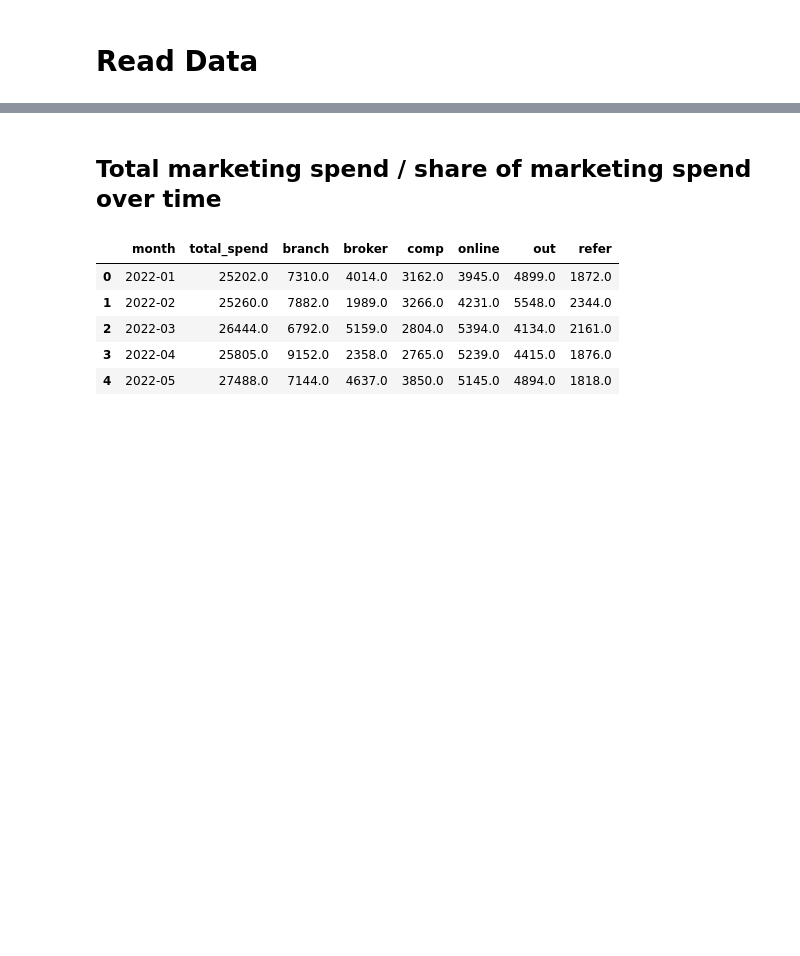
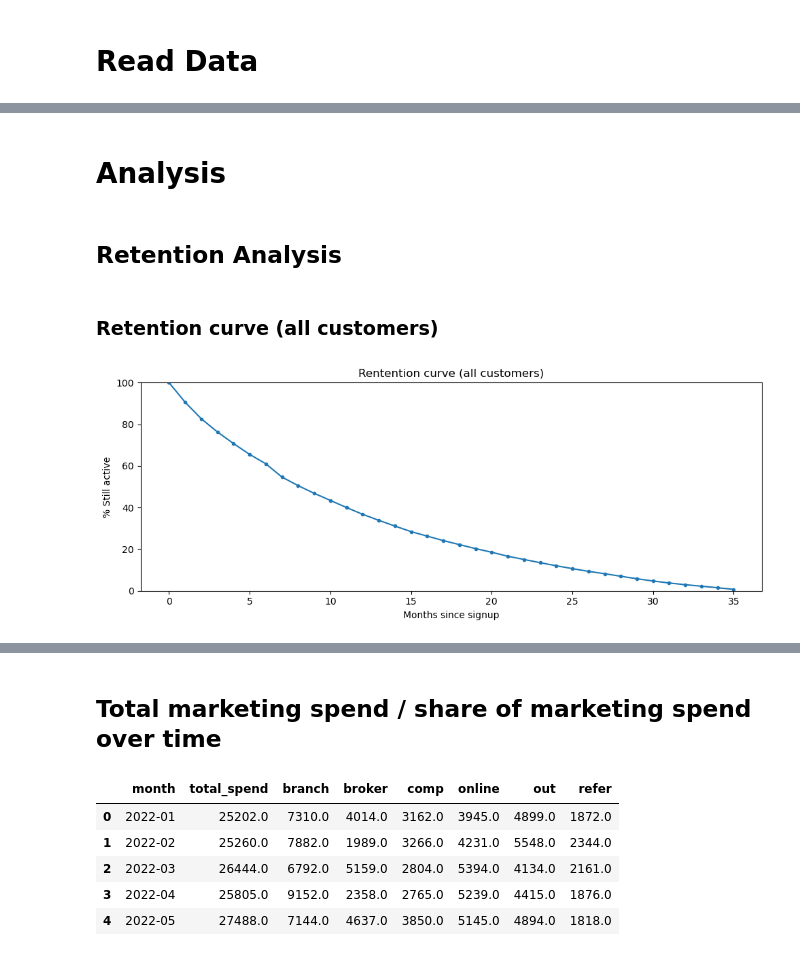
Before and after one commit to geraintmelville/moneycraft_project, a Jupyter notebook: Geraint.ipynb, the cells around one changed output, grey strips where cells are left out. Drawn from its saved outputs; the diff is of its cells as text; code cells hidden in the pictures; blank space fills up the shorter version.

```diff
--- a/Geraint.ipynb
+++ b/Geraint.ipynb
@@ -22,0 +93,4 @@ scv.head()
+# %%
+# Change month to date
+accounts['month'] = pd.PeriodIndex(accounts['month'], freq='M')
+accounts['month'].head()
@@ -22,0 +264,23 @@ scv.head()
+# %%
+scv = pd.DataFrame({
+    'signup_month': signup_month,
+   'last_active': last_active,
+    'tenure_months': tenure_months,
+    'channel': channel,
+    'age_band': age_band,
+    'region': region,
+    'first_plan': first_plan,
+    'last_plan': last_plan,
+    'total_revenue': total_revenue,
+    'max_paid': max_paid,
+    'joined_on_promo': joined_on_promo
+})
+
+scv['ever_paid'] = scv0['max_paid'] > 0
+scv['churned'] = scv0['last_active'] < accounts['month'].max()
+
+# create index for closure and merge map reasons onto scv
+closure_indexed = closure.set_index('customer_id')
+scv['reason_code'] = (scv.index).map(closure_indexed['reason_code'])
+
+scv.head()
@@ -22,0 +299,24 @@ scv.head()
+# %% [markdown]
+# Analysis
+# %% [markdown]
+## Retention Analysis
+# %% [markdown]
+### Retention curve (all customers)
+# %%
+# Retention curve
+max_t = int(scv['tenure_months'].max())
+# max_time = max_t + 1
+
+# For each month
+retention = [(scv['tenure_months']> t).mean() for t in range(max_t)]
+# %%
+plt.figure(figsize=(10, 4))
+plt.plot(range(max_t), [r * 100 for r in retention], marker='.')
+plt.title('Rentention curve (all customers)')
+plt.xlabel('Months since signup')
+plt.ylabel('% Still active')
+plt.ylim(0, 100)
+plt.tight_layout()
+plt.show()
+# %% [output]
+[figure, added]
```
Also changed, not shown: parts of 74 cells of this notebook, 1 other file.
